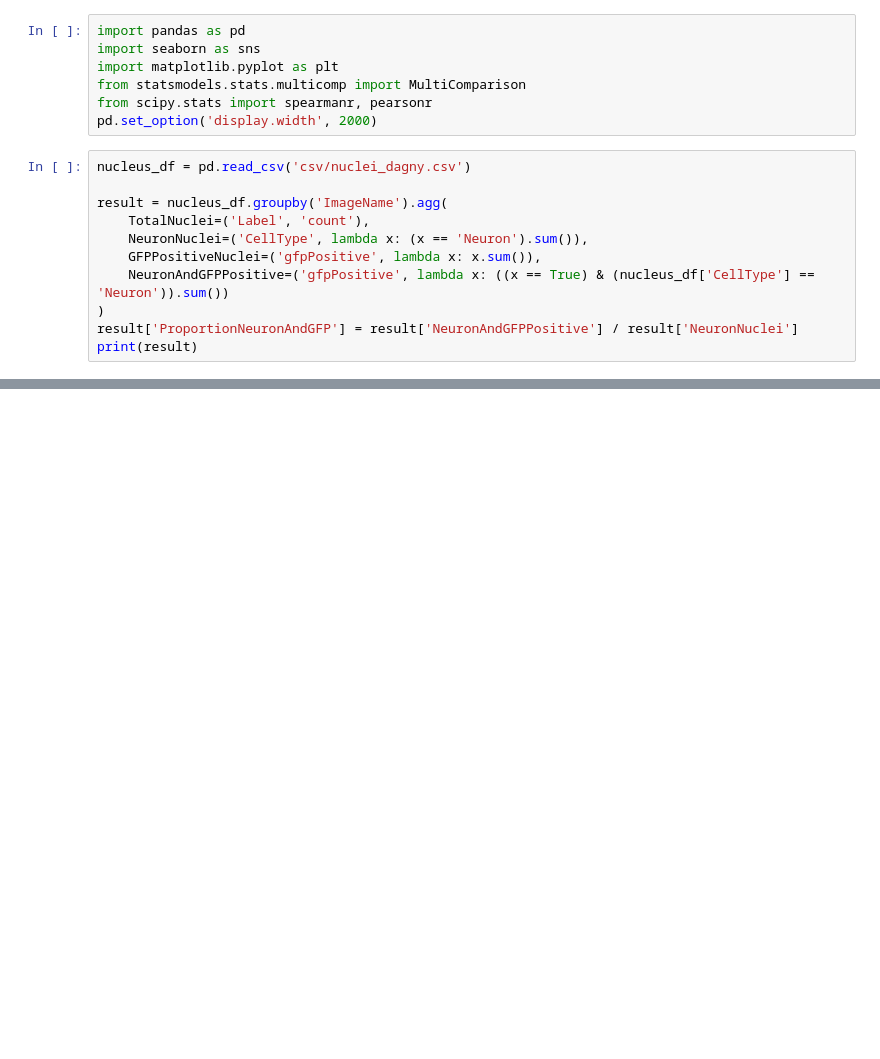
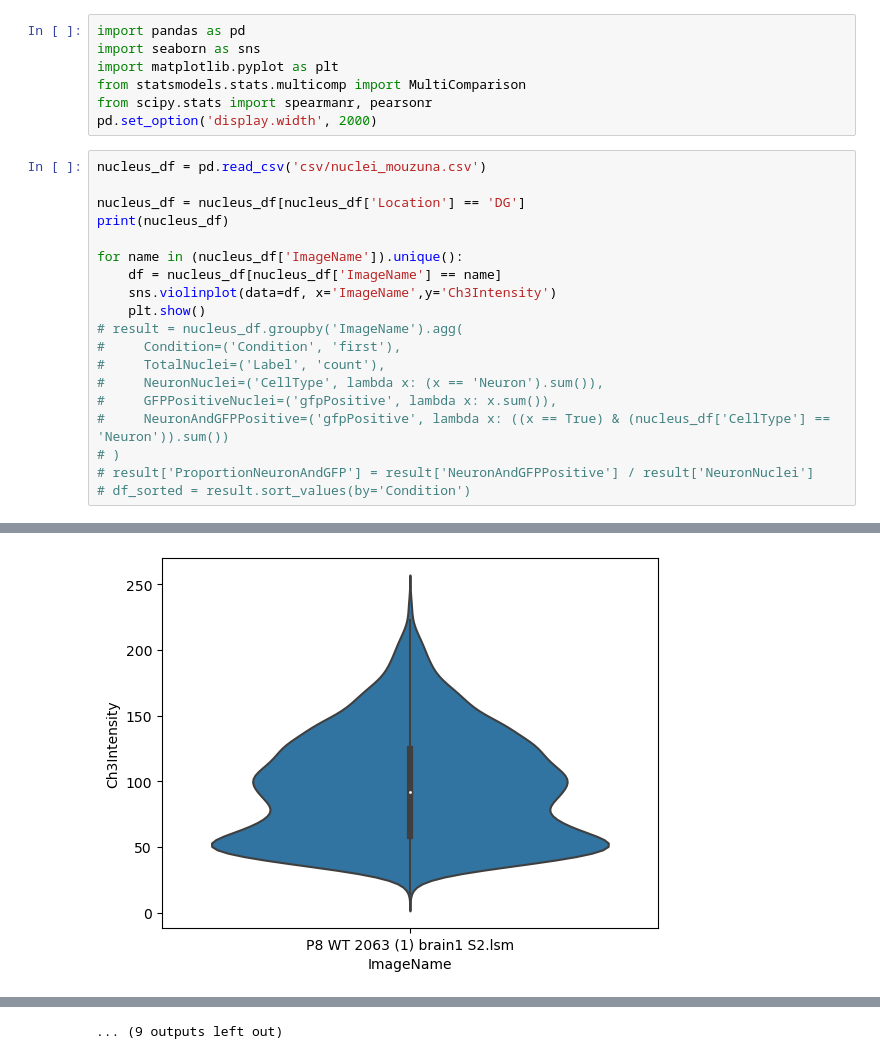
Before and after one commit to jvgrini/nuclei, a Jupyter notebook: dataAnalysisNotebooks/gfpNeunOverlap.ipynb, the cells around one changed output, grey strips where cells are left out. Saved outputs shown, nothing was run; the diff lists cells and outputs as text; blank space fills up the shorter version.

```diff
--- a/dataAnalysisNotebooks/gfpNeunOverlap.ipynb
+++ b/dataAnalysisNotebooks/gfpNeunOverlap.ipynb
@@ -6,14 +6,22 @@ from statsmodels.stats.multicomp import MultiComparison
 from scipy.stats import spearmanr, pearsonr
 pd.set_option('display.width', 2000)
 # %%
-nucleus_df = pd.read_csv('csv/nuclei_dagny.csv')
+nucleus_df = pd.read_csv('csv/nuclei_mouzuna.csv')
 
-result = nucleus_df.groupby('ImageName').agg(
-    TotalNuclei=('Label', 'count'),
-    NeuronNuclei=('CellType', lambda x: (x == 'Neuron').sum()),
-    GFPPositiveNuclei=('gfpPositive', lambda x: x.sum()),
-    NeuronAndGFPPositive=('gfpPositive', lambda x: ((x == True) & (nucleus_df['CellType'] == 'Neuron')).sum())
-)
-result['ProportionNeuronAndGFP'] = result['NeuronAndGFPPositive'] / result['NeuronNuclei']
-print(result)
+nucleus_df = nucleus_df[nucleus_df['Location'] == 'DG']
+print(nucleus_df)
+
+for name in (nucleus_df['ImageName']).unique():
+    df = nucleus_df[nucleus_df['ImageName'] == name]
+    sns.violinplot(data=df, x='ImageName',y='Ch3Intensity')
+    plt.show()
+# result = nucleus_df.groupby('ImageName').agg(
+#     Condition=('Condition', 'first'),
+#     TotalNuclei=('Label', 'count'),
+#     NeuronNuclei=('CellType', lambda x: (x == 'Neuron').sum()),
+#     GFPPositiveNuclei=('gfpPositive', lambda x: x.sum()),
+#     NeuronAndGFPPositive=('gfpPositive', lambda x: ((x == True) & (nucleus_df['CellType'] == 'Neuron')).sum())
+# )
+# result['ProportionNeuronAndGFP'] = result['NeuronAndGFPPositive'] / result['NeuronNuclei']
+# df_sorted = result.sort_values(by='Condition')
 # %% [output]
@@ -20,0 +42 @@ TypeError: Must provide 'func' or tuples of '(column, aggfunc).
+[figure, added]
@@ -20,0 +53 @@ TypeError: Must provide 'func' or tuples of '(column, aggfunc).
+... (9 outputs left out)
```
Also changed, not shown: parts of 2 cells of this notebook, 30 other files.
